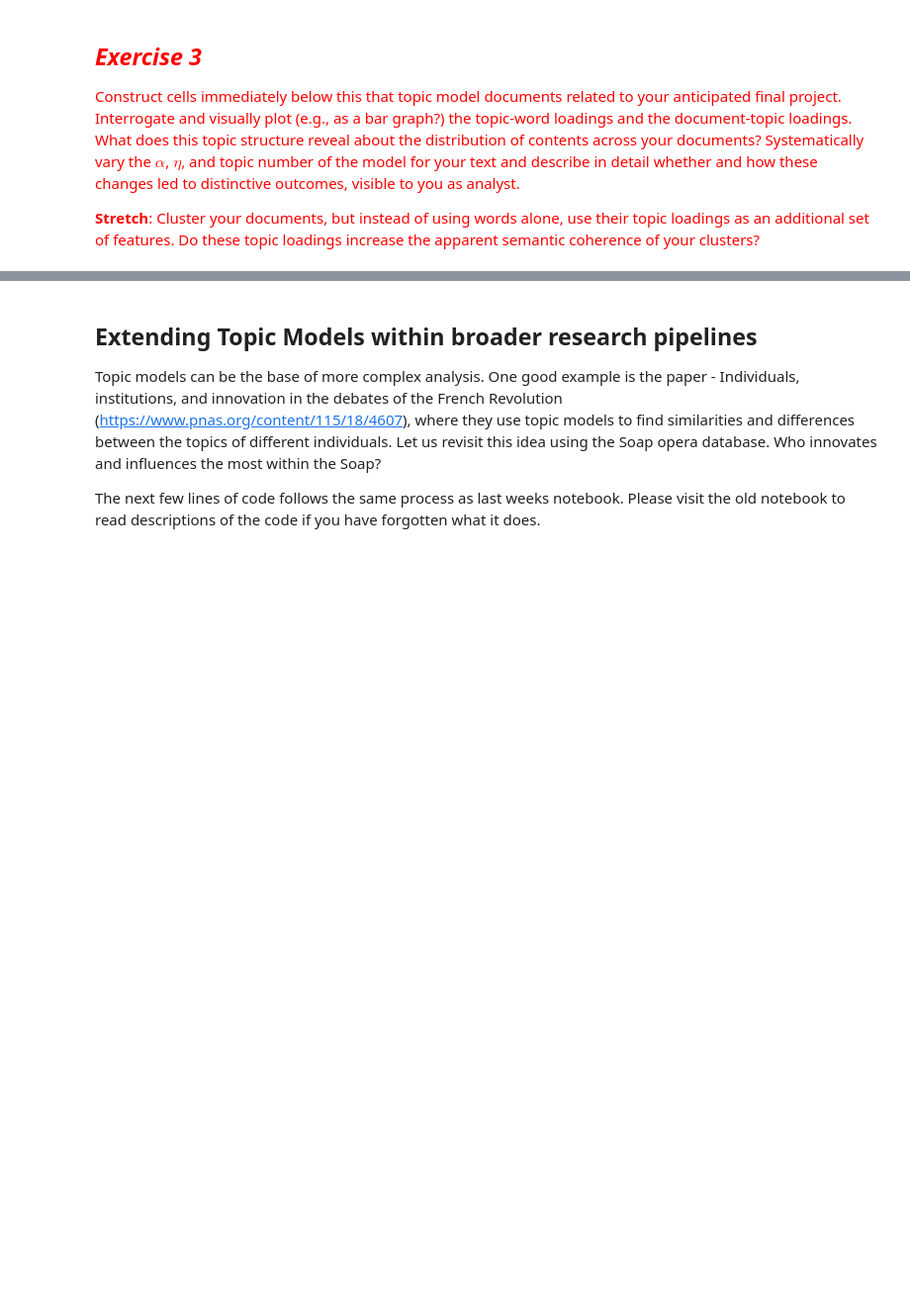
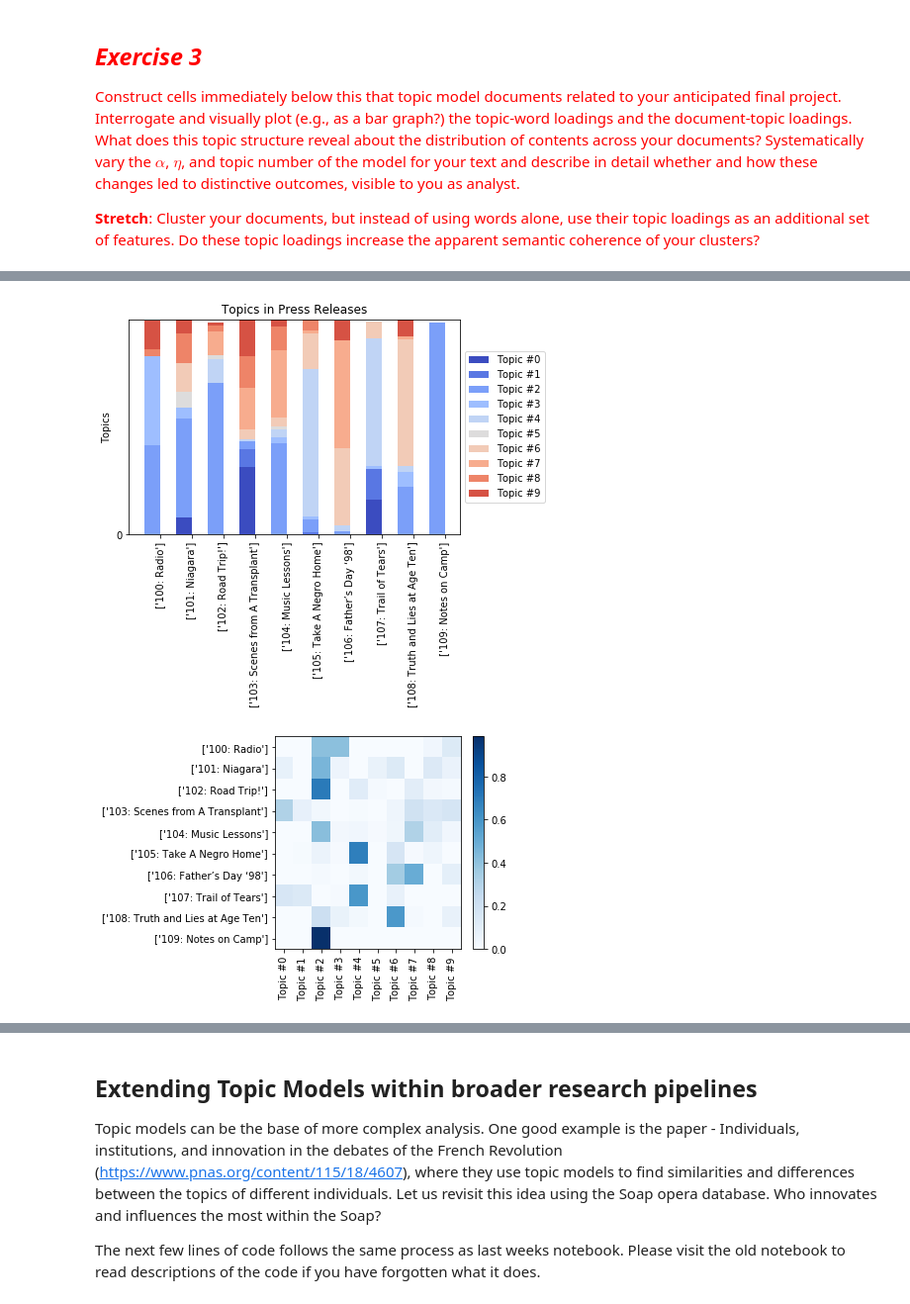
Before and after one commit to katykoenig/Content-Analysis-2020, a Jupyter notebook: week-6/6-Discovering-Patterns-Clusters-and-Topics.ipynb, the cells around one changed output, grey strips where cells are left out. Shown at 99% size. Cells and saved outputs as stored; diff of their text form; code cells hidden in the pictures; blank space fills up the shorter version.

```diff
--- a/week-6/6-Discovering-Patterns-Clusters-and-Topics.ipynb
+++ b/week-6/6-Discovering-Patterns-Clusters-and-Topics.ipynb
@@ -1340,0 +1351,17 @@ plt.show()
+# %%
+dictionary = gensim.corpora.Dictionary(ep_df['reduced_tokens'])
+corpus = [dictionary.doc2bow(text) for text in ep_df['reduced_tokens']]
+
+# serialize the corpus
+gensim.corpora.MmCorpus.serialize('tal.mm', corpus)
+talmm = gensim.corpora.MmCorpus('tal.mm')
+
+#LDA model
+tal_lda = gensim.models.ldamodel.LdaModel(corpus=talmm,
+                                          id2word=dictionary,
+                                          num_topics=10, alpha='auto',
+                                          eta='auto')
+tal1Bow = dictionary.doc2bow(ep_df['reduced_tokens'][0])
+tal1lda = tal_lda[tal1Bow]
+print(f"The topics of the text: {ep_df['ep_title'][0]}")
+print(f"are: {tal1lda}")
@@ -1340,0 +1371,20 @@ plt.show()
+# %%
+ldaDF = pd.DataFrame({'name' : ep_df['ep_title'],
+                      'topics' : [tal_lda[dictionary.doc2bow(l)] for \
+                                  l in ep_df['reduced_tokens']]})
+# %%
+#make each topic its own column
+
+#Dict to temporally hold the probabilities
+topicsProbDict = {i : [0] * len(ldaDF) for i in range(tal_lda.num_topics)}
+
+#Load them into the dict
+for index, topicTuples in enumerate(ldaDF['topics']):
+    for topicNum, prob in topicTuples:
+        topicsProbDict[topicNum][index] = prob
+
+#Update the DataFrame
+for topicNum in range(tal_lda.num_topics):
+    ldaDF[f'topic_{topicNum}'] = topicsProbDict[topicNum]
+
+ldaDF[1::100]
@@ -1340,0 +1399,6 @@ plt.show()
+# %%
+ldaDFV = ldaDF[:10][['topic_%d' %x for x in range(10)]]
+ldaDFVisN = ldaDF[:10][['name']]
+ldaDFVis = ldaDFV.as_matrix(columns=None)
+ldaDFVisNames = ldaDFVisN.as_matrix(columns=None)
+ldaDFV
@@ -1340,0 +1475,5 @@ plt.show()
+# %%
+plot_stacked_heat(tal_lda, ldaDFVis, ldaDFVisNames, 10)
+# %% [output]
+[figure, added]
+[figure, added]
```
Also changed, not shown: parts of 13 cells of this notebook.
